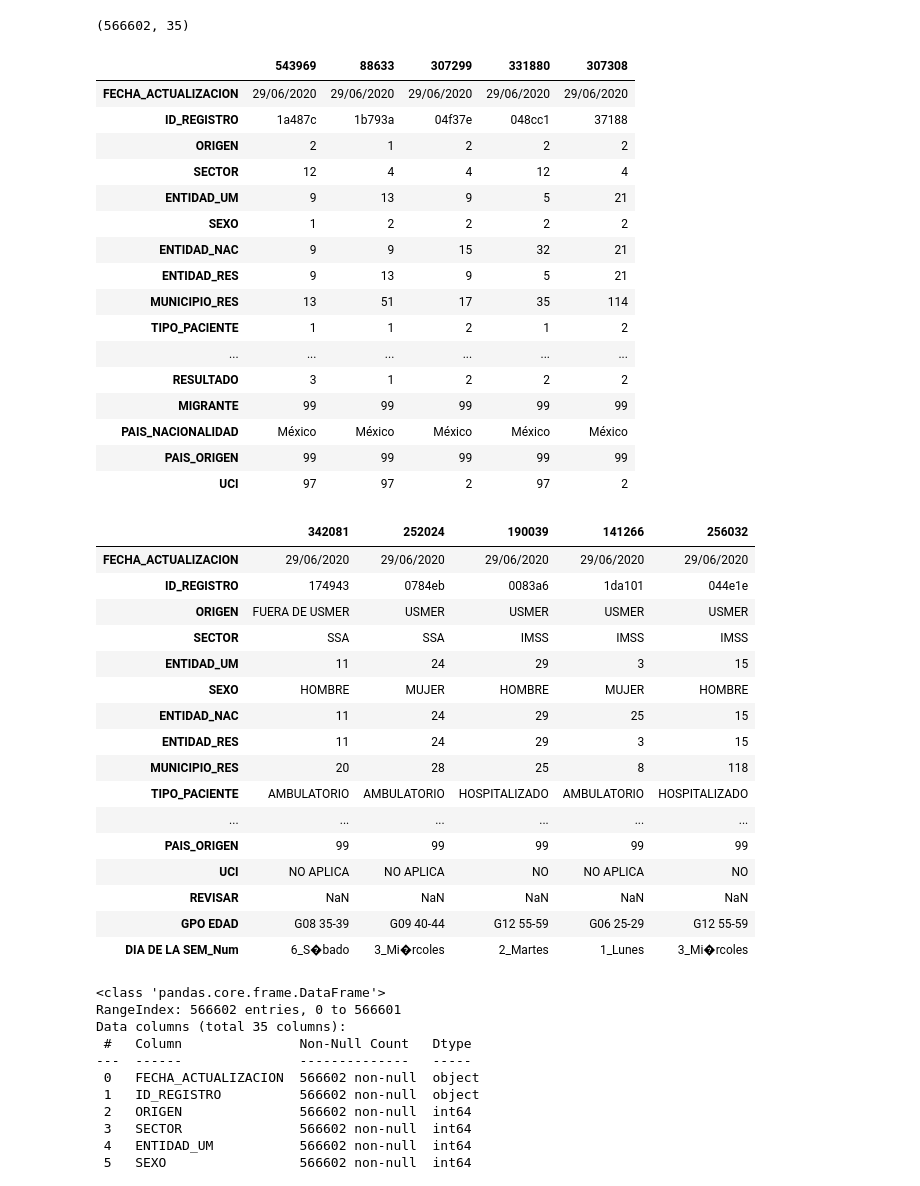
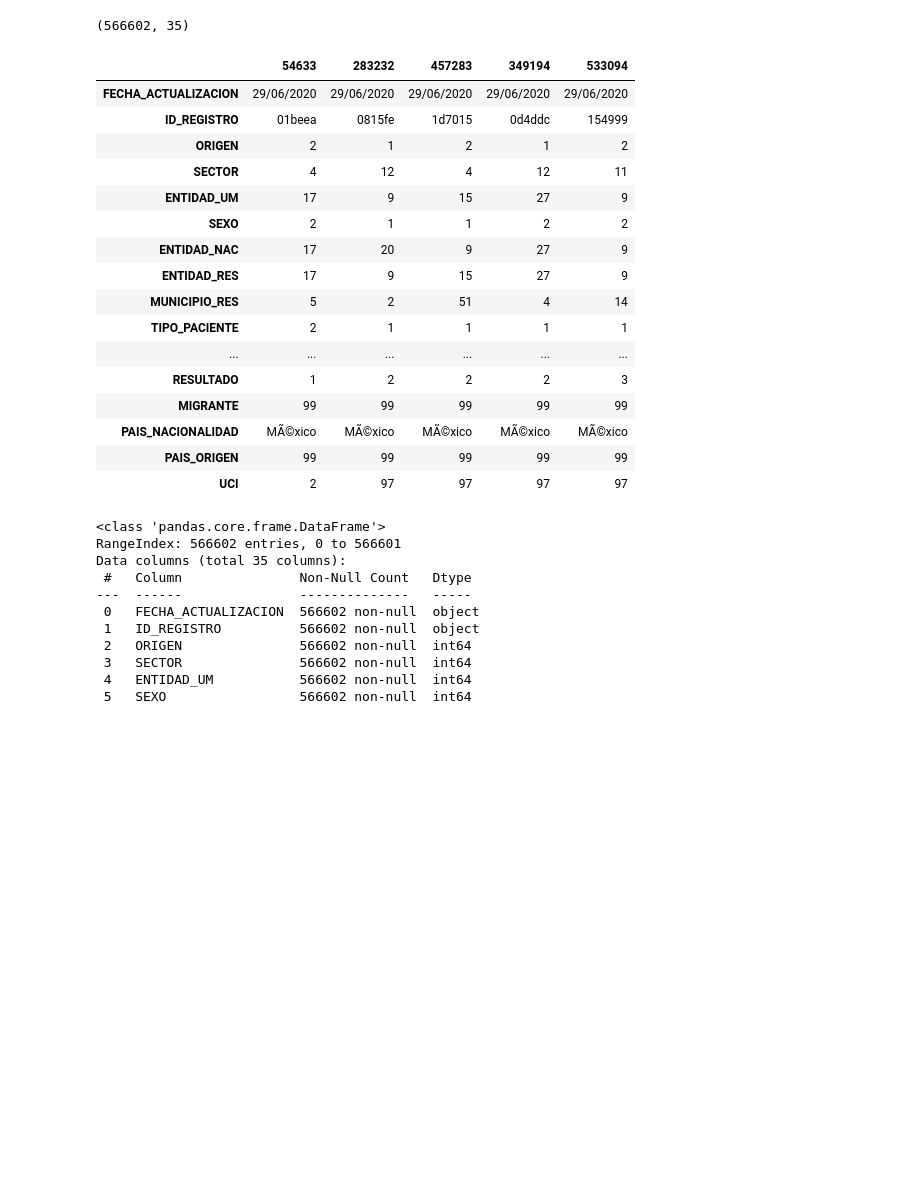
Before and after one commit to Javier-Arellano/2020_06_29_Covid_Mexico, a Jupyter notebook: reto_covid.ipynb, the cells around one changed output. Drawn from its saved outputs; the diff is of its cells as text; code cells hidden in the pictures; blank space fills up the shorter version.

```diff
--- a/reto_covid.ipynb
+++ b/reto_covid.ipynb
@@ -21,8 +21,8 @@ import seaborn as sns
 # %% [markdown]
 ## 2.0 Procesamiento de los datos
 # %%
-datos_og = pd.read_csv('2020629COVID19DATOSORIGINALES.csv')
-datos_ac = pd.read_csv('2020_06_29_COVID_ACONDICIONADOS.csv')
+datos_og = pd.read_csv('2020_06_29_COVID_ORIGINALES.csv', encoding='latin-1')
+datos_ac = pd.read_csv('2020_06_29_COVID_ACONDICIONADOS.csv', encoding='latin-1')
 # %% [markdown]
 ## 2.1 Exploración de los datasets
 # %% [markdown]
@@ -33,42 +33,24 @@ datos_og.shape
 (566602, 35)
 # %%
 display(datos_og.sample(5).T)
-display(datos_ac.sample(5).T)
 # %% [output]
-|  | 543969 | 88633 | 307299 | 331880 | 307308 |
+|  | 54633 | 283232 | 457283 | 349194 | 533094 |
 | FECHA_ACTUALIZACION | 29/06/2020 | 29/06/2020 | 29/06/2020 | 29/06/2020 | 29/06/2020 |
-| ID_REGISTRO | 1a487c | 1b793a | 04f37e | 048cc1 | 37188 |
-| ORIGEN | 2 | 1 | 2 | 2 | 2 |
-| SECTOR | 12 | 4 | 4 | 12 | 4 |
-| ENTIDAD_UM | 9 | 13 | 9 | 5 | 21 |
-| SEXO | 1 | 2 | 2 | 2 | 2 |
-| ENTIDAD_NAC | 9 | 9 | 15 | 32 | 21 |
-| ENTIDAD_RES | 9 | 13 | 9 | 5 | 21 |
-| MUNICIPIO_RES | 13 | 51 | 17 | 35 | 114 |
-| TIPO_PACIENTE | 1 | 1 | 2 | 1 | 2 |
+| ID_REGISTRO | 01beea | 0815fe | 1d7015 | 0d4ddc | 154999 |
+| ORIGEN | 2 | 1 | 2 | 1 | 2 |
+| SECTOR | 4 | 12 | 4 | 12 | 11 |
+| ENTIDAD_UM | 17 | 9 | 15 | 27 | 9 |
+| SEXO | 2 | 1 | 1 | 2 | 2 |
+| ENTIDAD_NAC | 17 | 20 | 9 | 27 | 9 |
+| ENTIDAD_RES | 17 | 9 | 15 | 27 | 9 |
+| MUNICIPIO_RES | 5 | 2 | 51 | 4 | 14 |
+| TIPO_PACIENTE | 2 | 1 | 1 | 1 | 1 |
 | ... | ... | ... | ... | ... | ... |
-| RESULTADO | 3 | 1 | 2 | 2 | 2 |
+| RESULTADO | 1 | 2 | 2 | 2 | 3 |
 | MIGRANTE | 99 | 99 | 99 | 99 | 99 |
-| PAIS_NACIONALIDAD | México | México | México | México | México |
+| PAIS_NACIONALIDAD | MÃ©xico | MÃ©xico | MÃ©xico | MÃ©xico | MÃ©xico |
 | PAIS_ORIGEN | 99 | 99 | 99 | 99 | 99 |
-| UCI | 97 | 97 | 2 | 97 | 2 |
+| UCI | 2 | 97 | 97 | 97 | 97 |
-|  | 342081 | 252024 | 190039 | 141266 | 256032 |
-| FECHA_ACTUALIZACION | 29/06/2020 | 29/06/2020 | 29/06/2020 | 29/06/2020 | 29/06/2020 |
-| ID_REGISTRO | 174943 | 0784eb | 0083a6 | 1da101 | 044e1e |
-| ORIGEN | FUERA DE USMER | USMER | USMER | USMER | USMER |
-| SECTOR | SSA | SSA | IMSS | IMSS | IMSS |
-| ENTIDAD_UM | 11 | 24 | 29 | 3 | 15 |
-| SEXO | HOMBRE | MUJER | HOMBRE | MUJER | HOMBRE |
-| ENTIDAD_NAC | 11 | 24 | 29 | 25 | 15 |
-| ENTIDAD_RES | 11 | 24 | 29 | 3 | 15 |
-| MUNICIPIO_RES | 20 | 28 | 25 | 8 | 118 |
-| TIPO_PACIENTE | AMBULATORIO | AMBULATORIO | HOSPITALIZADO | AMBULATORIO | HOSPITALIZADO |
-| ... | ... | ... | ... | ... | ... |
-| PAIS_ORIGEN | 99 | 99 | 99 | 99 | 99 |
-| UCI | NO APLICA | NO APLICA | NO | NO APLICA | NO |
-| REVISAR | NaN | NaN | NaN | NaN | NaN |
-| GPO EDAD | G08 35-39 | G09 40-44 | G12 55-59 | G06 25-29 | G12 55-59 |
-| DIA DE LA SEM_Num | 6_S�bado | 3_Mi�rcoles | 2_Martes | 1_Lunes | 3_Mi�rcoles |
 # %%
 datos_og.info()
 # %% [output]
```
Also changed, not shown: parts of 31 cells of this notebook.
